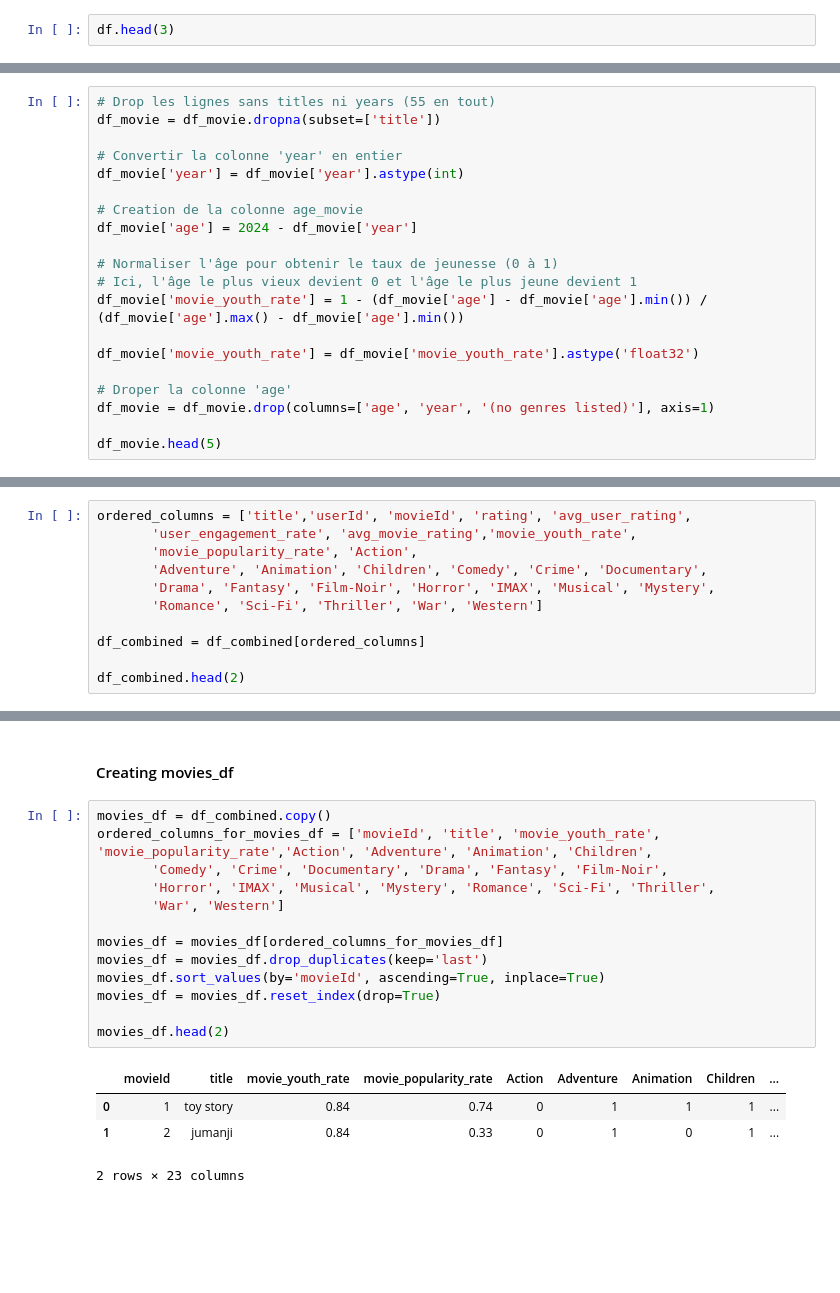
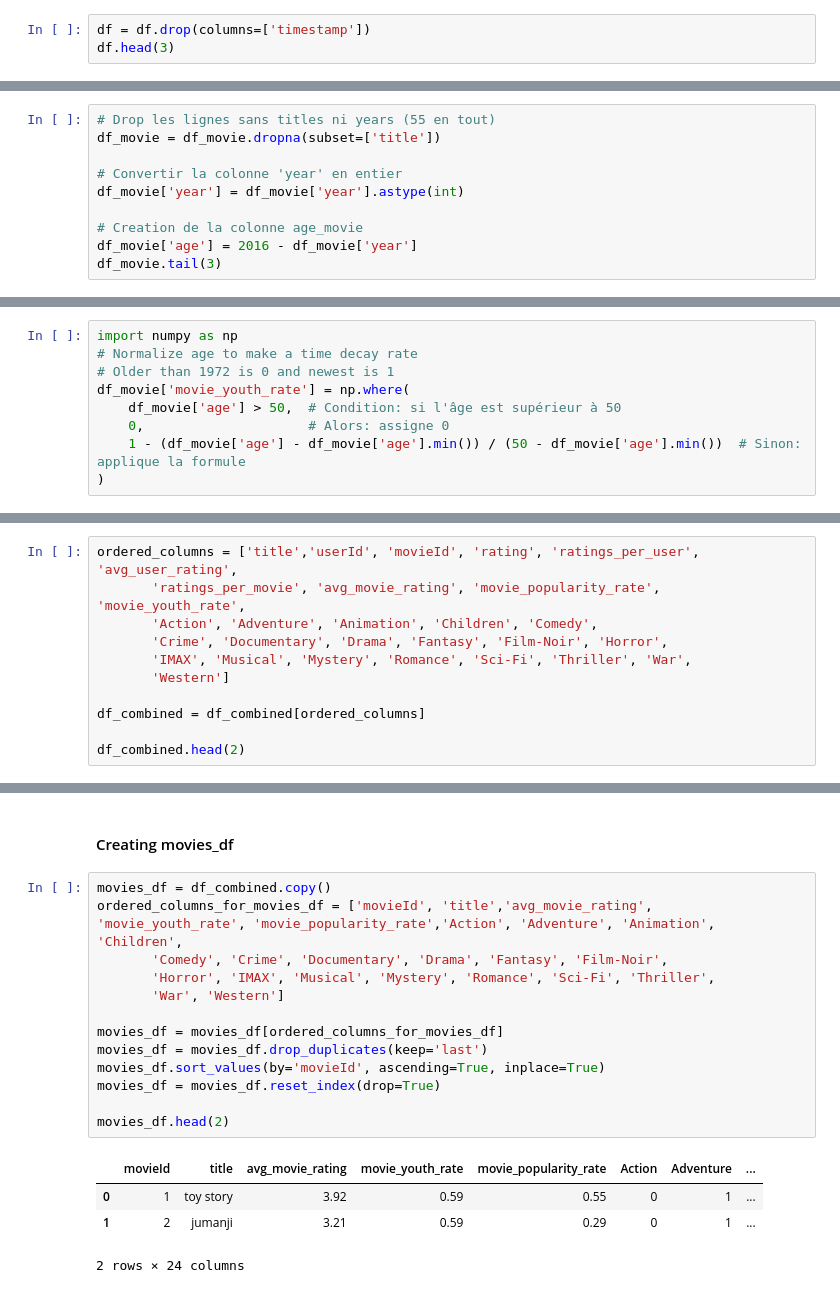
Before and after one commit to jcrigoni/grand_ml_project, a Jupyter notebook: Exploratory_Data_Analysis.ipynb, the cells around one changed output, grey strips where cells are left out. Cells and saved outputs as stored; diff of their text form; blank space fills up the shorter version.

```diff
--- a/Exploratory_Data_Analysis.ipynb
+++ b/Exploratory_Data_Analysis.ipynb
@@ -433,5 +512,6 @@ df_middle_active_users.shape
 # %% [output]
 (9962336, 10)
 # %%
+df = df.drop(columns=['timestamp'])
 df.head(3)
 # %% [output]
@@ -483,16 +569,6 @@ df_movie = df_movie.dropna(subset=['title'])
 df_movie['year'] = df_movie['year'].astype(int)
 
 # Creation de la colonne age_movie
-df_movie['age'] = 2024 - df_movie['year']
-
-# Normaliser l'âge pour obtenir le taux de jeunesse (0 à 1)
-# Ici, l'âge le plus vieux devient 0 et l'âge le plus jeune devient 1
-df_movie['movie_youth_rate'] = 1 - (df_movie['age'] - df_movie['age'].min()) / (df_movie['age'].max() - df_movie['age'].min())
-
-df_movie['movie_youth_rate'] = df_movie['movie_youth_rate'].astype('float32')
-
-# Droper la colonne 'age'
-df_movie = df_movie.drop(columns=['age', 'year', '(no genres listed)'], axis=1)
-
-df_movie.head(5)
+df_movie['age'] = 2016 - df_movie['year']
+df_movie.tail(3)
 # %% [output]
@@ -505,0 +588,9 @@ df_movie.head(5)
+# %%
+import numpy as np
+# Normalize age to make a time decay rate
+# Older than 1972 is 0 and newest is 1
+df_movie['movie_youth_rate'] = np.where(
+    df_movie['age'] > 50,  # Condition: si l'âge est supérieur à 50
+    0,                     # Alors: assigne 0
+    1 - (df_movie['age'] - df_movie['age'].min()) / (50 - df_movie['age'].min())  # Sinon: applique la formule
+)
@@ -559,11 +659,11 @@ Index(['userId', 'movieId', 'rating', 'ratings_per_user', 'avg_user_rating',
       dtype='object')
 # %%
-ordered_columns = ['title','userId', 'movieId', 'rating', 'avg_user_rating',
-       'user_engagement_rate', 'avg_movie_rating','movie_youth_rate',
-       'movie_popularity_rate', 'Action',
-       'Adventure', 'Animation', 'Children', 'Comedy', 'Crime', 'Documentary',
-       'Drama', 'Fantasy', 'Film-Noir', 'Horror', 'IMAX', 'Musical', 'Mystery',
-       'Romance', 'Sci-Fi', 'Thriller', 'War', 'Western']
+ordered_columns = ['title','userId', 'movieId', 'rating', 'ratings_per_user', 'avg_user_rating',
+       'ratings_per_movie', 'avg_movie_rating', 'movie_popularity_rate', 'movie_youth_rate',
+       'Action', 'Adventure', 'Animation', 'Children', 'Comedy',
+       'Crime', 'Documentary', 'Drama', 'Fantasy', 'Film-Noir', 'Horror',
+       'IMAX', 'Musical', 'Mystery', 'Romance', 'Sci-Fi', 'Thriller', 'War',
+       'Western']
 
 df_combined = df_combined[ordered_columns]
 
@@ -624,19 +726,19 @@ ratings_df['movieId'].nunique()
 #### Creating movies_df
 # %%
 movies_df = df_combined.copy()
-ordered_columns_for_movies_df = ['movieId', 'title', 'movie_youth_rate', 'movie_popularity_rate','Action', 'Adventure', 'Animation', 'Children',
+ordered_columns_for_movies_df = ['movieId', 'title','avg_movie_rating', 'movie_youth_rate', 'movie_popularity_rate','Action', 'Adventure', 'Animation', 'Children',
        'Comedy', 'Crime', 'Documentary', 'Drama', 'Fantasy', 'Film-Noir',
        'Horror', 'IMAX', 'Musical', 'Mystery', 'Romance', 'Sci-Fi', 'Thriller',
        'War', 'Western']
 
 movies_df = movies_df[ordered_columns_for_movies_df]
 movies_df = movies_df.drop_duplicates(keep='last')
 movies_df.sort_values(by='movieId', ascending=True, inplace=True)
 movies_df = movies_df.reset_index(drop=True)
 
 movies_df.head(2)
 # %% [output]
-|  | movieId | title | movie_youth_rate | movie_popularity_rate | Action | Adventure | Animation | Children | ... |
-| 0 | 1 | toy story | 0.84 | 0.74 | 0 | 1 | 1 | 1 | ... |
-| 1 | 2 | jumanji | 0.84 | 0.33 | 0 | 1 | 0 | 1 | ... |
+|  | movieId | title | avg_movie_rating | movie_youth_rate | movie_popularity_rate | Action | Adventure | ... |
+| 0 | 1 | toy story | 3.92 | 0.59 | 0.55 | 0 | 1 | ... |
+| 1 | 2 | jumanji | 3.21 | 0.59 | 0.29 | 0 | 1 | ... |
-2 rows × 23 columns
+2 rows × 24 columns
```
Also changed, not shown: parts of 37 cells of this notebook, 1 other file.
